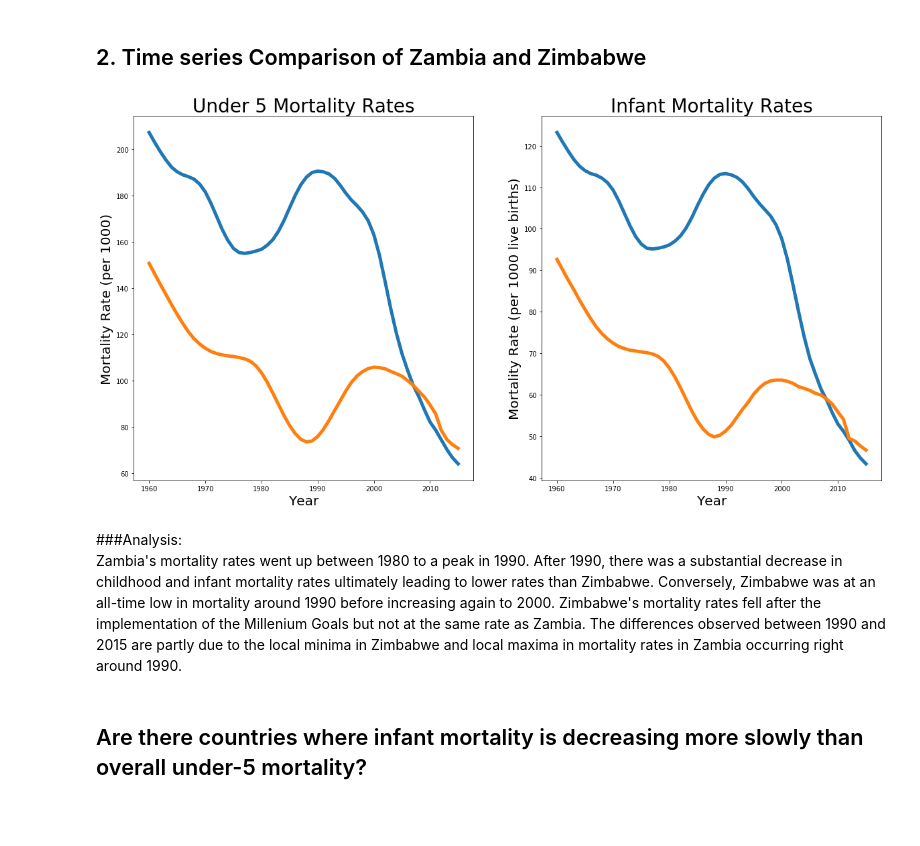
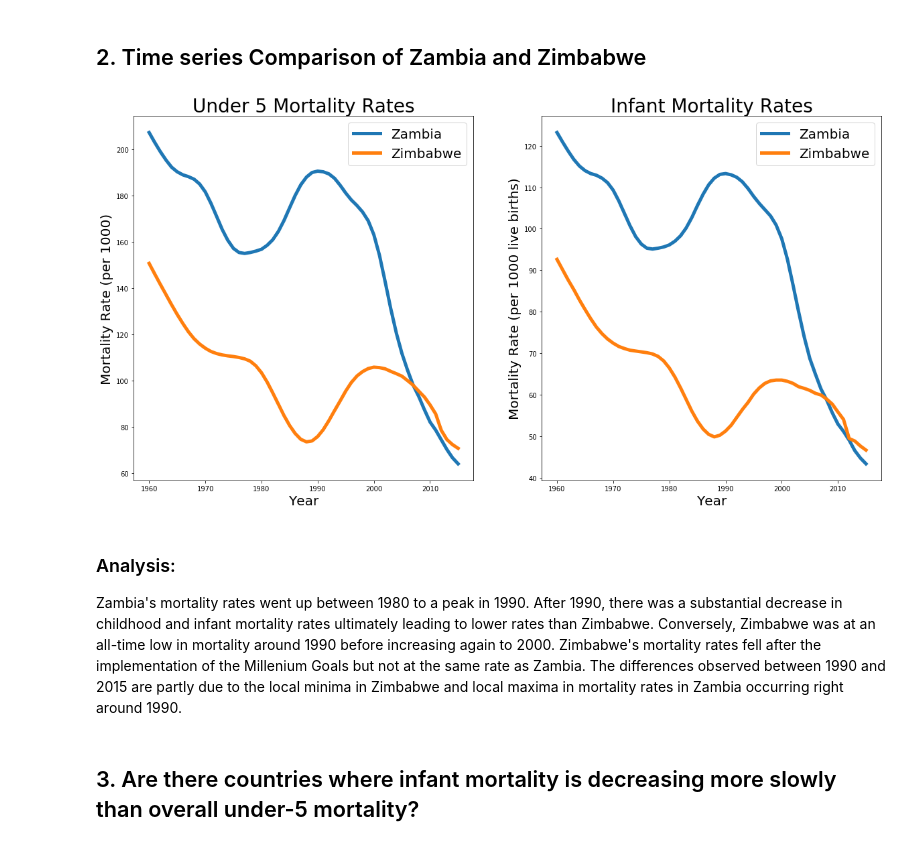
Before and after one commit to spaceport729/thinkful, a Jupyter notebook: Capstone_Project.ipynb, the cells around one changed output. Saved outputs shown, nothing was run; the diff lists cells and outputs as text; code cells hidden in the pictures; blank space fills up the shorter version.

```diff
--- a/Capstone_Project.ipynb
+++ b/Capstone_Project.ipynb
@@ -220,47 +226,46 @@ See the caveats in the documentation: http://pandas.pydata.org/pandas-docs/stabl
 # %% [markdown]
 ## 2. Time series Comparison of Zambia and Zimbabwe
 # %%
-
-plt.figure(figsize=(20,10))
-
-
-plt.subplot(1,2,1)
-
 df_sorted_mort_Zambia = df_under_5.ix[lambda df: df_under_5['Country Name'] == 'Zambia',:]
 df_mort_Zambia = df_sorted_mort_Zambia.drop(['Country Name', 'Indicator Name','Country Code', 'Indicator Code','full_count'], axis=1)
 df_sorted_infant_Zambia = df_infant_mortality.ix[lambda df: df_infant_mortality['Country Name'] == 'Zambia',:]
 df_infant_Zambia = df_sorted_infant_Zambia.drop(['Country Name','Country Code','Indicator Name', 'Indicator Code','full_count'], axis=1)
 
 df_sorted_mort_Zimbabwe = df_under_5.ix[lambda df: df_under_5['Country Name'] == 'Zimbabwe',:]
 df_mort_Zimbabwe = df_sorted_mort_Zimbabwe.drop(['Country Name', 'Indicator Name','Country Code','Indicator Code','full_count'], axis=1)
 df_sorted_infant_Zimbabwe = df_infant_mortality.ix[lambda df: df_infant_mortality['Country Name'] == 'Zimbabwe',:]
 df_infant_Zimbabwe = df_sorted_infant_Zimbabwe.drop(['Country Name','Country Code', 'Indicator Name','Indicator Code','full_count'], axis=1)
 
 
 df_mort_Zambia2 =df_mort_Zambia.T
 df_mort_Zimbabwe2 = df_mort_Zimbabwe.T
 df_infant_Zambia2 = df_infant_Zambia.T
 df_infant_Zimbabwe2 = df_infant_Zimbabwe.T
+plt.figure(figsize=(20,10))
 
-plt.plot(df_mort_Zambia2, linewidth=5)
+
+plt.subplot(1,2,1)
+
+plt.plot(df_mort_Zambia2, linewidth=5, label='Zambia')
 plt.ylabel('Mortality Rate (per 1000)', fontsize=20)
-plt.plot(df_mort_Zimbabwe2, linewidth=5)
+plt.plot(df_mort_Zimbabwe2, linewidth=5, label='Zimbabwe')
 plt.title('Under 5 Mortality Rates',fontsize=28)
 plt.xlabel('Year', fontsize=20)
+plt.legend(fontsize=20)
 
 plt.subplot(1,2,2)
-plt.plot(df_infant_Zambia2, linewidth=5)
-plt.plot(df_infant_Zimbabwe2, linewidth=5)
+plt.plot(df_infant_Zambia2, linewidth=5, label='Zambia')
+plt.plot(df_infant_Zimbabwe2, linewidth=5, label='Zimbabwe')
 plt.title('Infant Mortality Rates', fontsize=28)
 plt.ylabel('Mortality Rate (per 1000 live births)', fontsize=20)
 plt.xlabel('Year', fontsize=20)
-#plt.legend()
+plt.legend(fontsize=20)
 
 plt.show()
 # %% [output]
-[figure, old version]
+[figure, new version]
 # %% [markdown]
-###Analysis:
+### Analysis:
 Zambia's mortality rates went up between 1980 to a peak in 1990. After 1990, there was a substantial decrease in childhood and infant mortality rates ultimately leading to lower rates than Zimbabwe. Conversely, Zimbabwe was at an all-time low in mortality around 1990 before increasing again to 2000. Zimbabwe's mortality rates fell after the implementation of the Millenium Goals but not at the same rate as Zambia. The differences observed between 1990 and 2015 are partly due to the local minima in Zimbabwe and local maxima in mortality rates in Zambia occurring right around 1990.
 # %% [markdown]
-## Are there countries where infant mortality is decreasing more slowly than overall under-5 mortality?
+## 3. Are there countries where infant mortality is decreasing more slowly than overall under-5 mortality?
```
Also changed, not shown: parts of 14 cells of this notebook.
